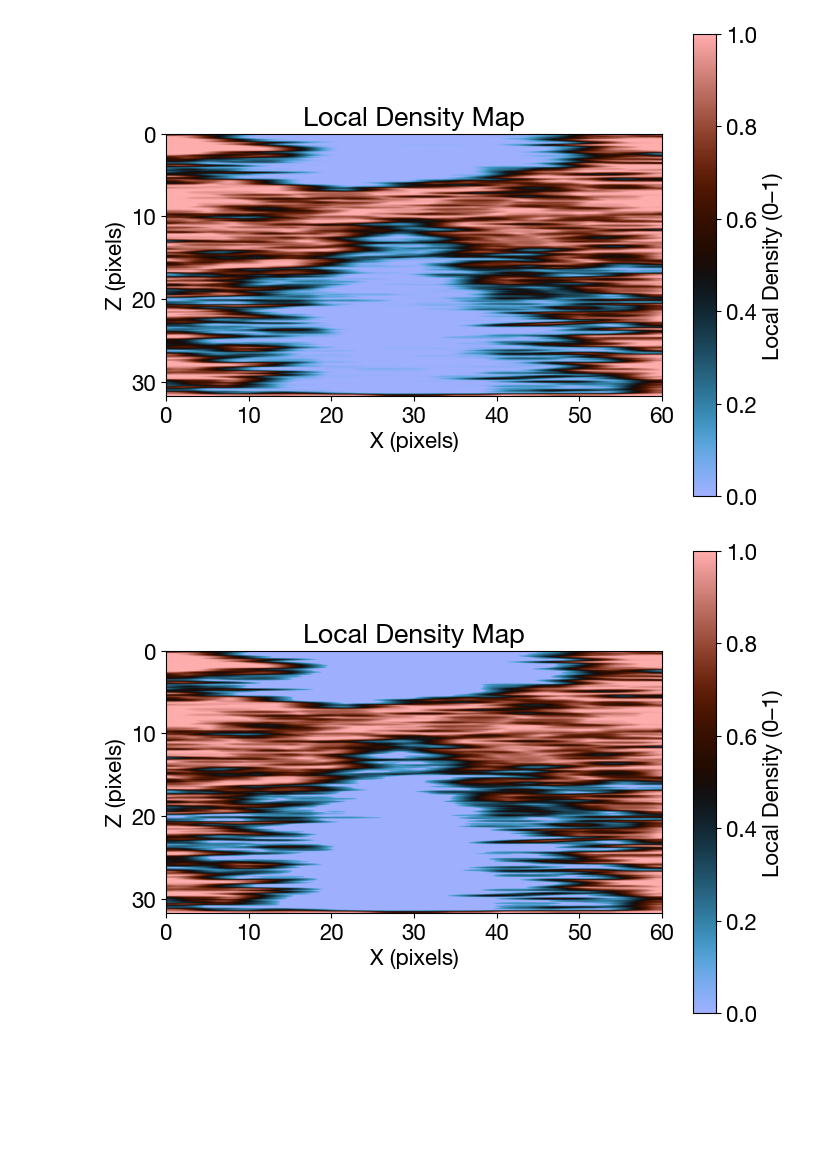
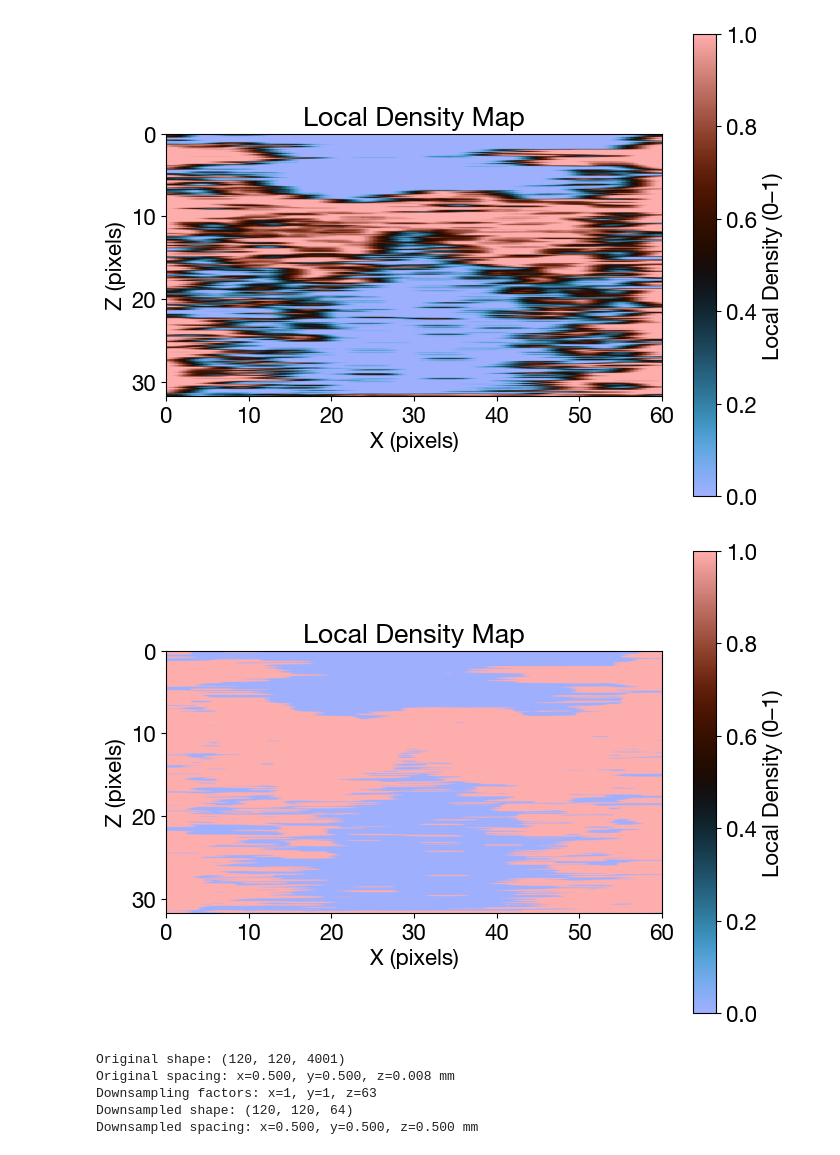
Before and after one commit to unibe-icelab/thz_sub_surface_ice_pebbles, a Jupyter notebook: test_sub_surface_extraction.py.ipynb, the cells around one changed output. Saved outputs shown, nothing was run; the diff lists cells and outputs as text; code cells hidden in the pictures; blank space fills up the shorter version.

Commit message:
combined plots

```diff
--- a/test_sub_surface_extraction.py.ipynb
+++ b/test_sub_surface_extraction.py.ipynb
@@ -117,7 +117,7 @@ from envelope import gaussian_kernel1d, convolve1d
 
 w, h, d = traces.shape
 b_scan = traces[:, w//2 - 10, :]
-# b_scan = traces[h//2, :, :]
+b_scan = traces[h//2, :, :]
 
 b_scan_convolved = np.zeros_like(b_scan)
 
@@ -204,34 +204,74 @@ from skimage.morphology import disk
 threshold = 0.2 ** 1
 solid_mask = (image >= threshold).astype(np.uint8)
 
 # Choose neighborhood radius (in pixels)
-R = 18  # adjust based on resolution
+R = 6  # adjust based on resolution
 
 kernel = disk(R).astype(float)  # circular window
 kernel_size = kernel.sum()
 
 local_density = ndi.convolve(solid_mask.astype(float), kernel) / kernel_size
 
 plt.figure(figsize=(8,6))
 plt.imshow(local_density, extent=extent, aspect='1', cmap=cm.berlin)
 plt.colorbar(label="Local Density (0–1)")
 plt.title("Local Density Map")
 plt.xlabel("X (pixels)")
 plt.ylabel("Z (pixels)")
 plt.show()
 
 mask = local_density.copy()
 
-mask[mask < 0.1] = 0.0
+mask[mask < 0.2] = 0.0
+mask[mask != 0] = 1.0
 
 plt.figure(figsize=(8,6))
 plt.imshow(mask, extent=extent, aspect='1', cmap=cm.berlin)
 plt.colorbar(label="Local Density (0–1)")
 plt.title("Local Density Map")
 plt.xlabel("X (pixels)")
 plt.ylabel("Z (pixels)")
 plt.savefig(f"b_scan_convolved_filtered{path.name}.png", dpi=300)
 plt.show()
 # %% [output]
-[figure, old version]
+[figure, new version]
-[figure, old version]
+[figure, new version]
+# %%
+from scipy.ndimage import zoom
+
+image_convolved_3d = np.zeros_like(traces)
+
+kernel = gaussian_kernel1d(sigma=sigma, radius=sigma * 3)
+
+for x in tqdm(range(traces.shape[0])):
+    for y in range(traces.shape[1]):
+        convolved_data = convolve1d(np.abs(traces[x,y, :]), kernel)
+        image_convolved_3d[x,y, :] = convolved_data
+
+# Calculate downsampling factors to make dimensions more cubic
+target_spacing = max(spacing_x, spacing_y, spacing_z)
+downsample_x = max(1, int(np.round(target_spacing / spacing_x)))
+downsample_y = max(1, int(np.round(target_spacing / spacing_y)))
+downsample_z = max(1, int(np.round(target_spacing / spacing_z)))
+
+print(f"Original shape: {image_convolved_3d.shape}")
+print(f"Original spacing: x={spacing_x:.3f}, y={spacing_y:.3f}, z={spacing_z:.3f} mm")
+print(f"Downsampling factors: x={downsample_x}, y={downsample_y}, z={downsample_z}")
+
+# Downsample using averaging (zoom with order=1 for linear interpolation, or use block averaging)
+zoom_factors = (1/downsample_x, 1/downsample_y, 1/downsample_z)
+image_downsampled = zoom(image_convolved_3d, zoom_factors, order=1)  # Linear interpolation
+
+# Update spacing after downsampling
+spacing_x_down = spacing_x * downsample_x
+spacing_y_down = spacing_y * downsample_y
+spacing_z_down = spacing_z * downsample_z
+
+print(f"Downsampled shape: {image_downsampled.shape}")
+print(f"Downsampled spacing: x={spacing_x_down:.3f}, y={spacing_y_down:.3f}, z={spacing_z_down:.3f} mm")
+# %% [output]
+Original shape: (120, 120, 4001)
+Original spacing: x=0.500, y=0.500, z=0.008 mm
+Downsampling factors: x=1, y=1, z=63
+Downsampled shape: (120, 120, 64)
+Downsampled spacing: x=0.500, y=0.500, z=0.500 mm
```
Also changed, not shown: parts of 5 cells of this notebook, 6 other files.
